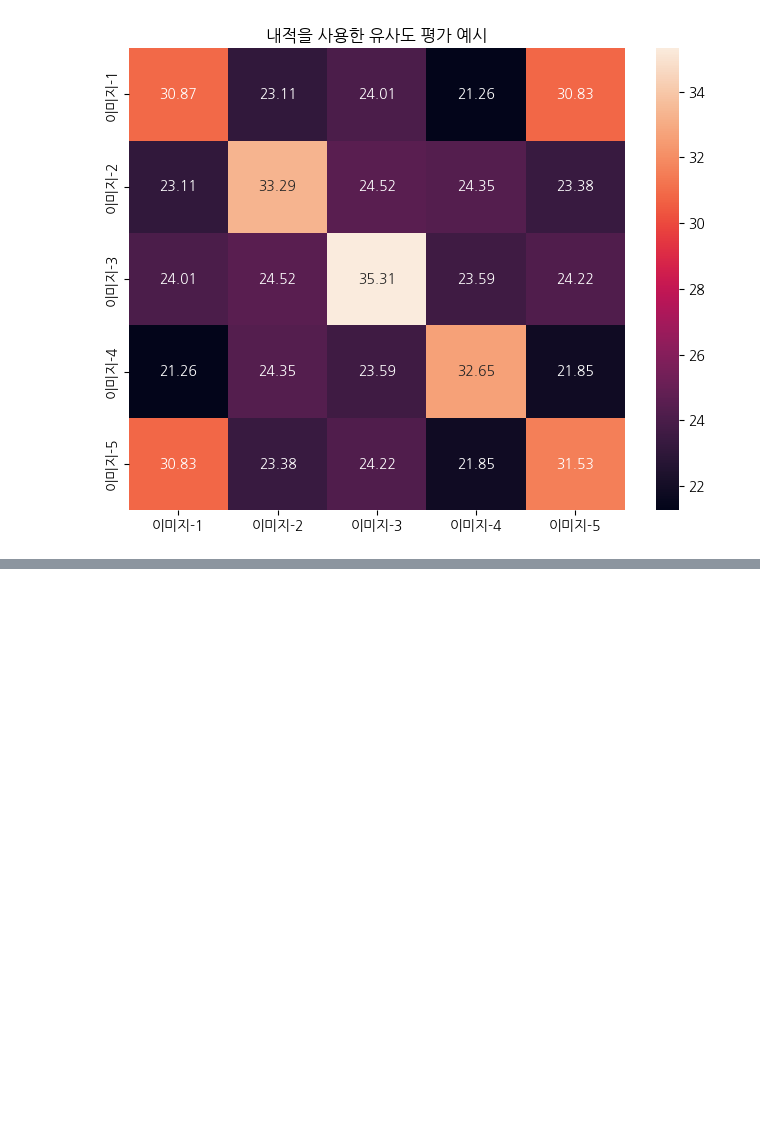
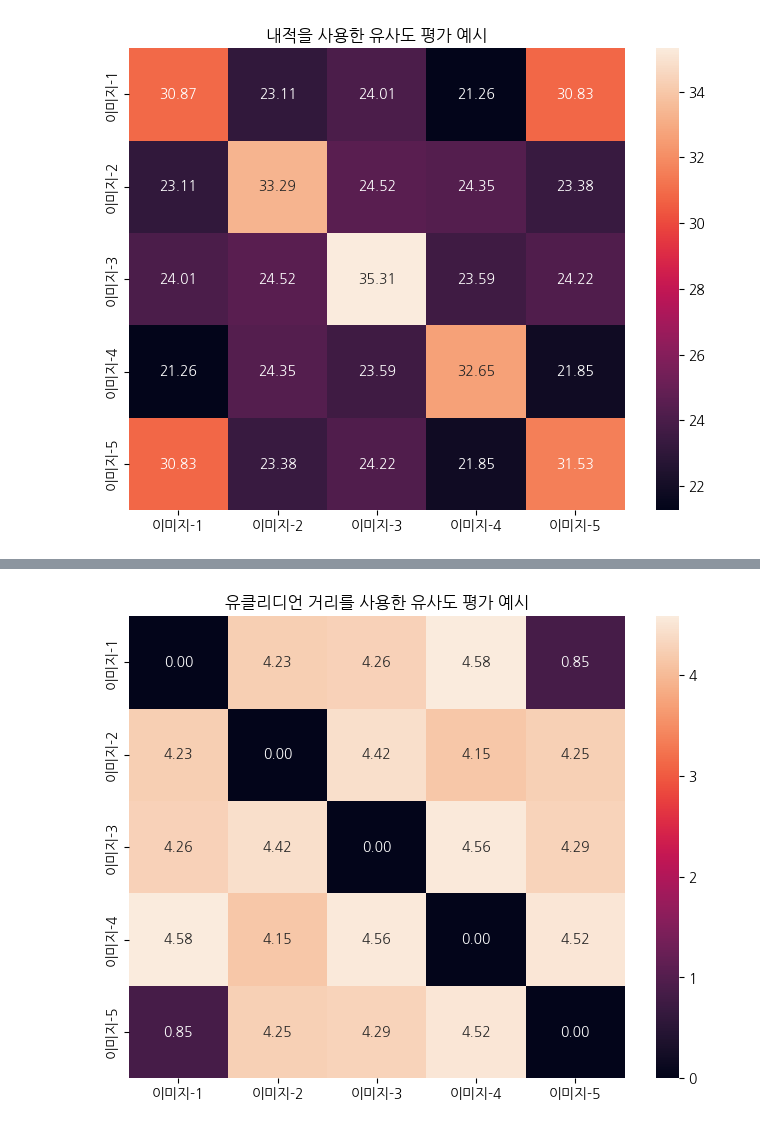
Before and after one commit to hongjai-rhee/public, a Jupyter notebook: notebook/노트북_09장.ipynb, the cells around one changed output, grey strips where cells are left out. Drawn from its saved outputs; the diff is of its cells as text; code cells hidden in the pictures; blank space fills up the shorter version.

```diff
--- a/notebook/노트북_09장.ipynb
+++ b/notebook/노트북_09장.ipynb
@@ -452,0 +458,31 @@ plt.show()
+# %%
+# =============================================
+# 이미지 간 오차제곱합과 유클리디언 거리  계산
+# =============================================
+dist_matrix = np.zeros((n_images, n_images))  # 거리 행렬 초기화
+
+# i번째 이미지와 j번째 이미지를 하나씩 꺼내어 내적 계산
+for i in range(n_images):
+    for j in range(n_images):
+        img_A = images[i]
+        img_B = images[j]
+
+        # 오차제곱합:  같은 위치의 픽셀 차이를 제곱해서 모두 더함!
+        sse = np.sum((img_A-img_B)**2)
+
+        # 결과 행렬에 저장
+        dist_matrix[i, j] = np.sqrt(sse)  # 제곱근
+
+# 히트맵으로 시각화
+plt.figure(figsize=(8, 6))
+sns.heatmap(
+    dist_matrix,
+    annot=True,
+    fmt=".2f",
+    xticklabels=[f"이미지-{i+1}" for i in range(5)],
+    yticklabels=[f"이미지-{i+1}" for i in range(5)]
+)
+plt.title(f"유클리디언 거리를 사용한 유사도 평가 예시")
+plt.show()
+# %% [output]
+[figure, added]
```
Also changed, not shown: parts of 7 cells of this notebook.
